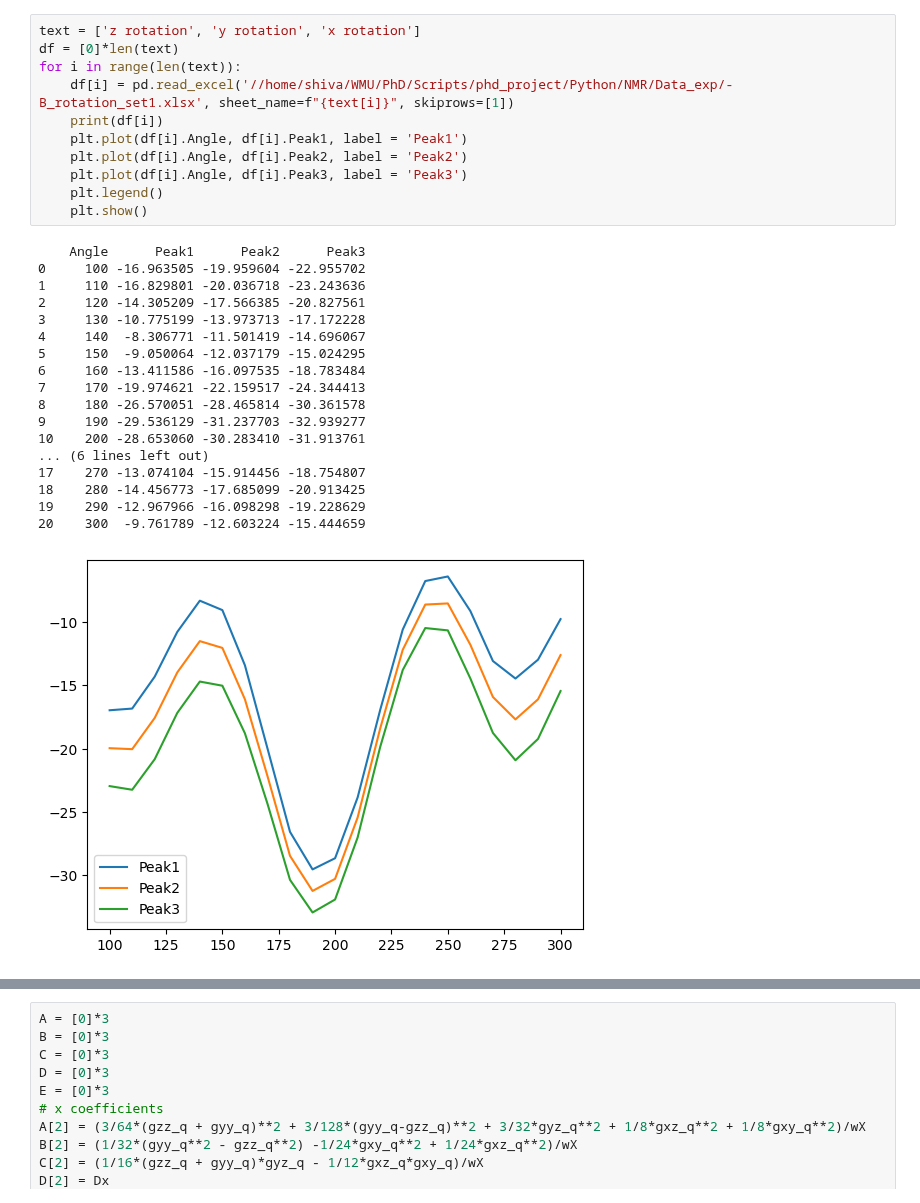
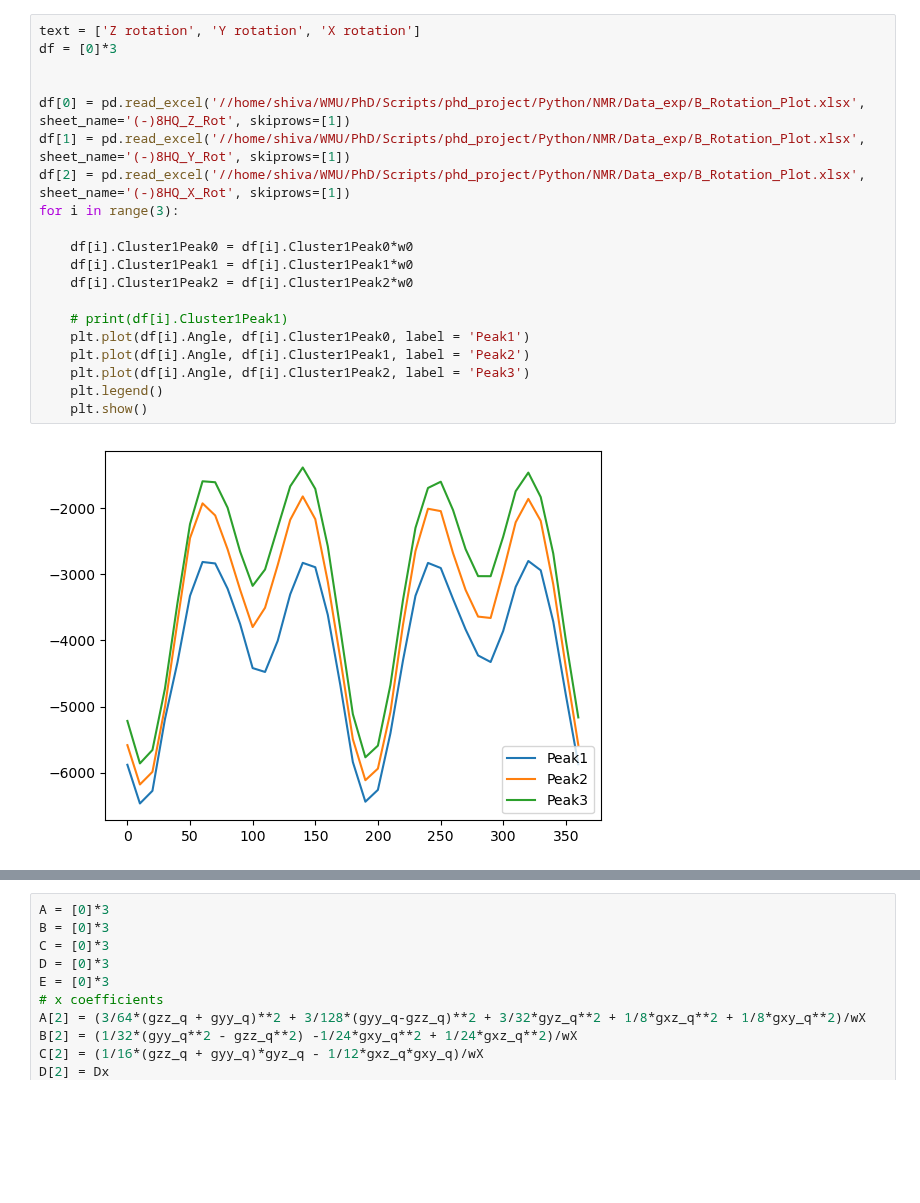
Before and after one commit to AstrobioShiva/Script_project, a Jupyter notebook: NMR_analysis/fitting_HQipc2B.ipynb, the cells around one changed output, grey strips where cells are left out. Drawn from its saved outputs; the diff is of its cells as text; blank space fills up the shorter version.

```diff
--- a/NMR_analysis/fitting_HQipc2B.ipynb
+++ b/NMR_analysis/fitting_HQipc2B.ipynb
@@ -13,30 +10,22 @@ iminuit version: 2.17.0
 # %%
-text = ['z rotation', 'y rotation', 'x rotation']
-df = [0]*len(text)
-for i in range(len(text)):
-    df[i] = pd.read_excel('//home/shiva/WMU/PhD/Scripts/phd_project/Python/NMR/Data_exp/-B_rotation_set1.xlsx', sheet_name=f"{text[i]}", skiprows=[1])
-    print(df[i])
-    plt.plot(df[i].Angle, df[i].Peak1, label = 'Peak1')
-    plt.plot(df[i].Angle, df[i].Peak2, label = 'Peak2')
-    plt.plot(df[i].Angle, df[i].Peak3, label = 'Peak3')
+text = ['Z rotation', 'Y rotation', 'X rotation']
+df = [0]*3
+
+
+df[0] = pd.read_excel('//home/shiva/WMU/PhD/Scripts/phd_project/Python/NMR/Data_exp/B_Rotation_Plot.xlsx', sheet_name='(-)8HQ_Z_Rot', skiprows=[1])
+df[1] = pd.read_excel('//home/shiva/WMU/PhD/Scripts/phd_project/Python/NMR/Data_exp/B_Rotation_Plot.xlsx', sheet_name='(-)8HQ_Y_Rot', skiprows=[1])
+df[2] = pd.read_excel('//home/shiva/WMU/PhD/Scripts/phd_project/Python/NMR/Data_exp/B_Rotation_Plot.xlsx', sheet_name='(-)8HQ_X_Rot', skiprows=[1])
+for i in range(3):
+
+    df[i].Cluster1Peak0 = df[i].Cluster1Peak0*w0
+    df[i].Cluster1Peak1 = df[i].Cluster1Peak1*w0
+    df[i].Cluster1Peak2 = df[i].Cluster1Peak2*w0
+
+    # print(df[i].Cluster1Peak1)
+    plt.plot(df[i].Angle, df[i].Cluster1Peak0, label = 'Peak1')
+    plt.plot(df[i].Angle, df[i].Cluster1Peak1, label = 'Peak2')
+    plt.plot(df[i].Angle, df[i].Cluster1Peak2, label = 'Peak3')
     plt.legend()
     plt.show()
 # %% [output]
-    Angle      Peak1      Peak2      Peak3
-0     100 -16.963505 -19.959604 -22.955702
-1     110 -16.829801 -20.036718 -23.243636
-2     120 -14.305209 -17.566385 -20.827561
-3     130 -10.775199 -13.973713 -17.172228
-4     140  -8.306771 -11.501419 -14.696067
-5     150  -9.050064 -12.037179 -15.024295
-6     160 -13.411586 -16.097535 -18.783484
-7     170 -19.974621 -22.159517 -24.344413
-8     180 -26.570051 -28.465814 -30.361578
-9     190 -29.536129 -31.237703 -32.939277
-10    200 -28.653060 -30.283410 -31.913761
-... (6 lines left out)
-17    270 -13.074104 -15.914456 -18.754807
-18    280 -14.456773 -17.685099 -20.913425
-19    290 -12.967966 -16.098298 -19.228629
-20    300  -9.761789 -12.603224 -15.444659
-[figure, old version]
+[figure, new version]
```
Also changed, not shown: parts of 14 cells of this notebook, 20 other files.
